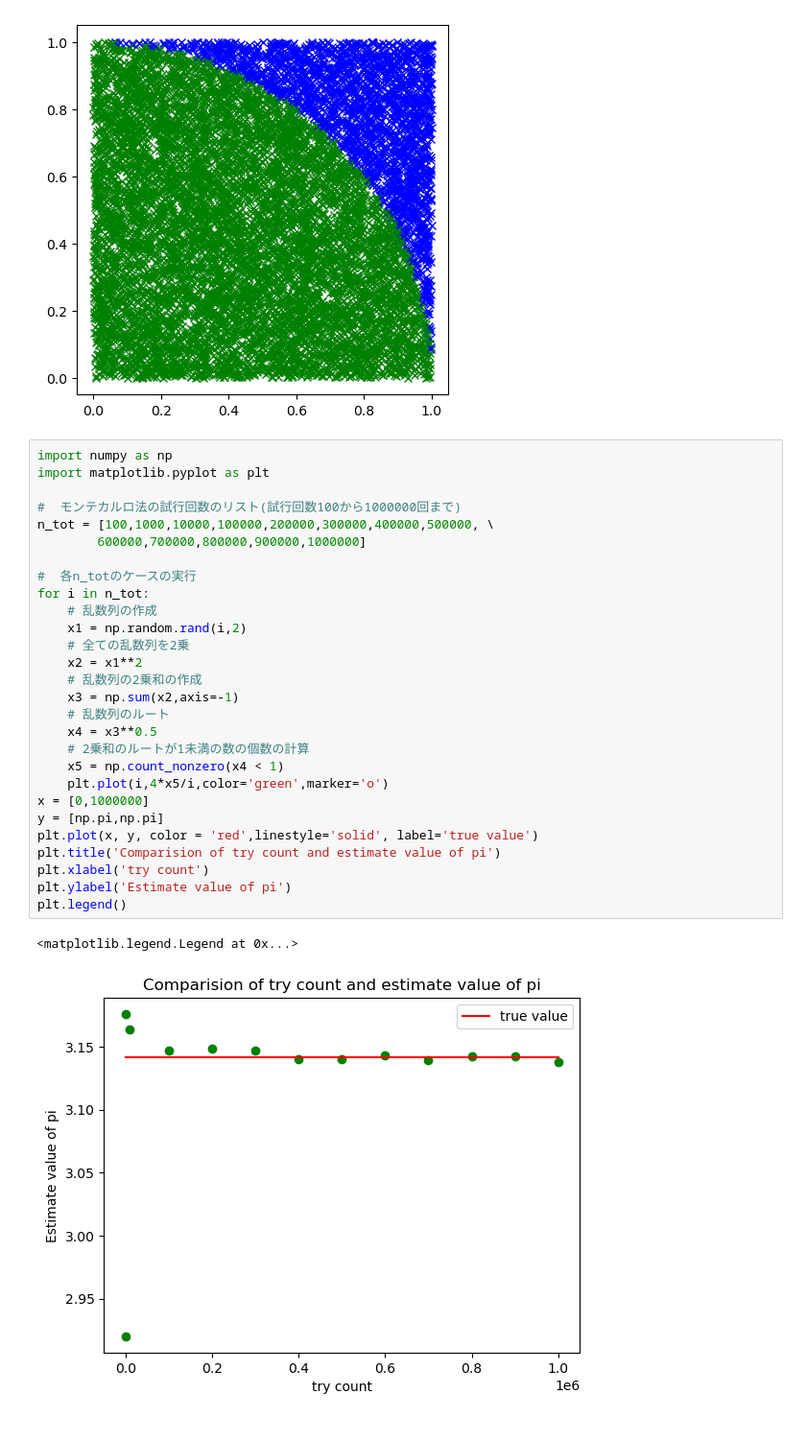
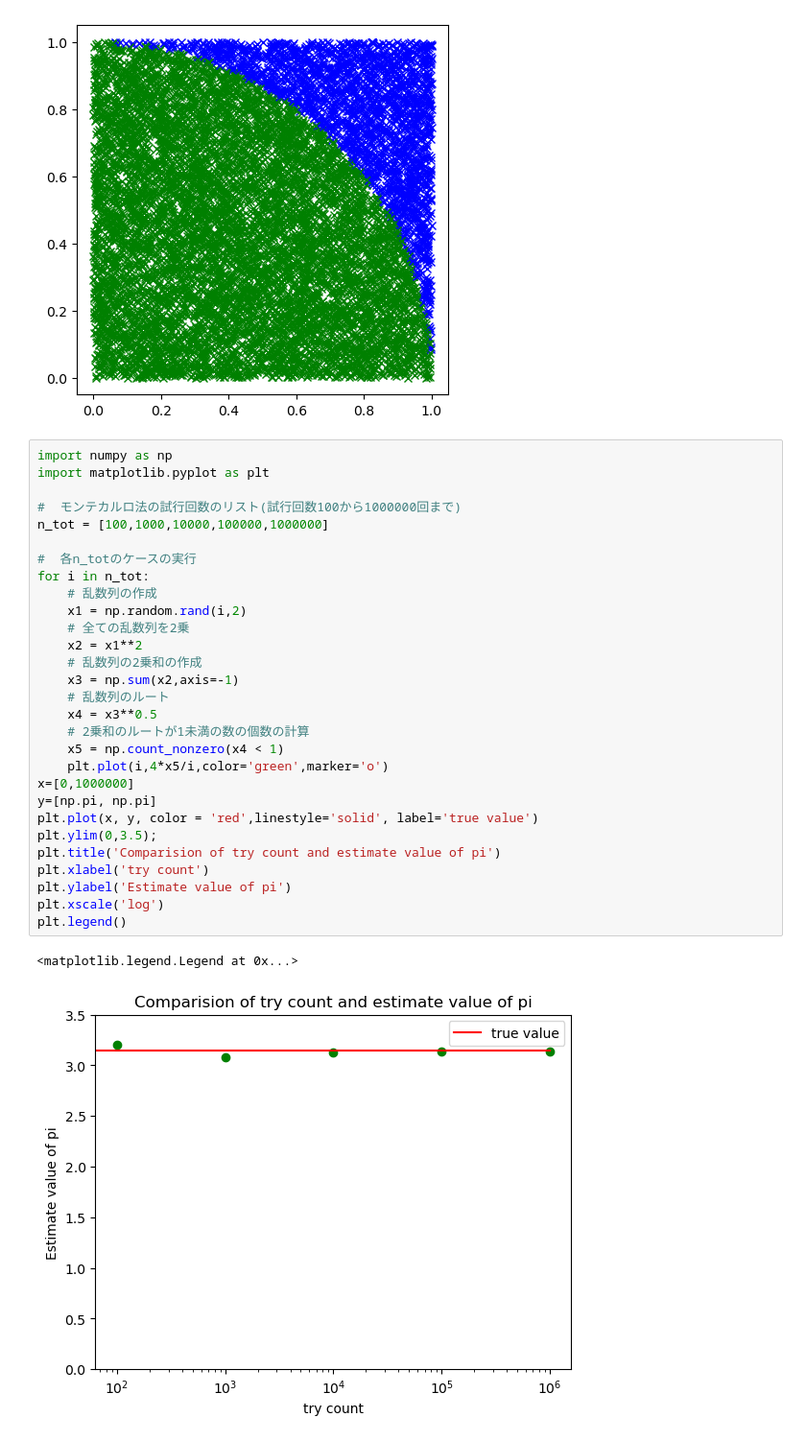
Before and after one commit to takatakao893/machine_learning, a Jupyter notebook: MonteCarlo.ipynb, the cells around one changed output. Shown at 96% size. Cells and saved outputs as stored; diff of their text form.

```diff
--- a/MonteCarlo.ipynb
+++ b/MonteCarlo.ipynb
@@ -25,31 +25,32 @@ Estimate value of pi = 3.1528
 # %%
 import numpy as np
 import matplotlib.pyplot as plt
 
 #  モンテカルロ法の試行回数のリスト(試行回数100から1000000回まで)
-n_tot = [100,1000,10000,100000,200000,300000,400000,500000, \
-        600000,700000,800000,900000,1000000]
+n_tot = [100,1000,10000,100000,1000000]
 
 #  各n_totのケースの実行
 for i in n_tot:
     # 乱数列の作成
     x1 = np.random.rand(i,2)
     # 全ての乱数列を2乗
     x2 = x1**2
     # 乱数列の2乗和の作成
     x3 = np.sum(x2,axis=-1)
     # 乱数列のルート
     x4 = x3**0.5
     # 2乗和のルートが1未満の数の個数の計算
     x5 = np.count_nonzero(x4 < 1)
     plt.plot(i,4*x5/i,color='green',marker='o')
-x = [0,1000000]
-y = [np.pi,np.pi]
+x=[0,1000000]
+y=[np.pi, np.pi]
 plt.plot(x, y, color = 'red',linestyle='solid', label='true value')
+plt.ylim(0,3.5);
 plt.title('Comparision of try count and estimate value of pi')
 plt.xlabel('try count')
 plt.ylabel('Estimate value of pi')
+plt.xscale('log')
 plt.legend()
 # %% [output]
 <matplotlib.legend.Legend at 0x...>
-[figure, old version]
+[figure, new version]
```
